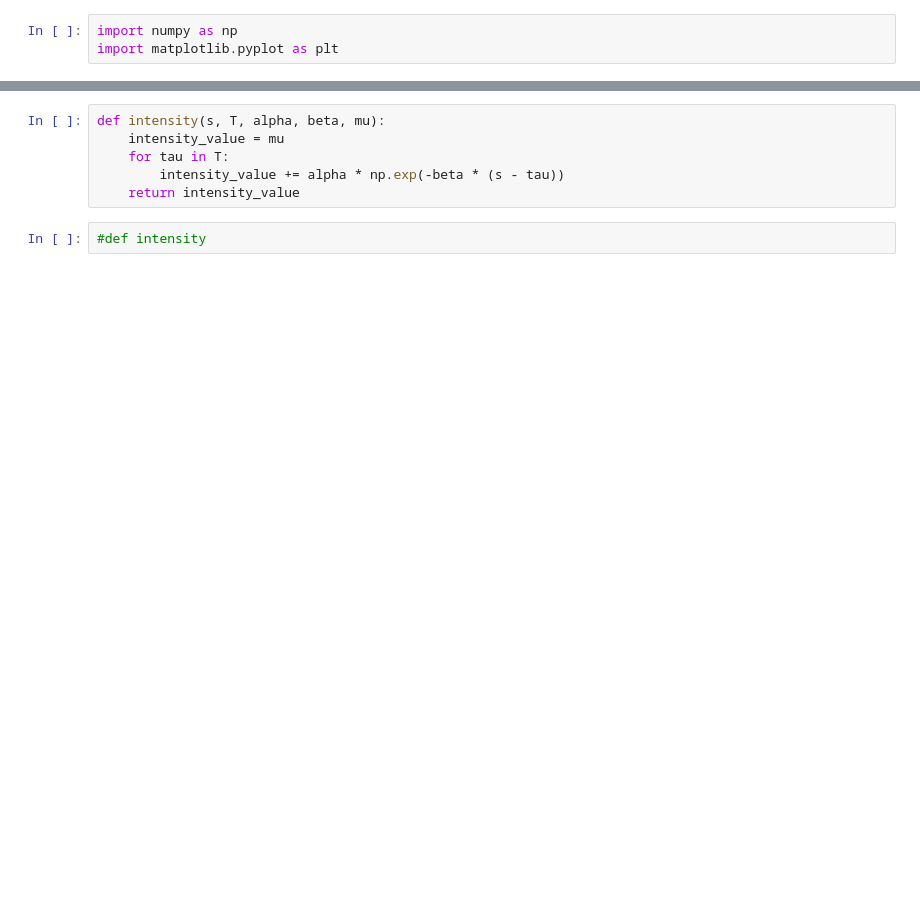
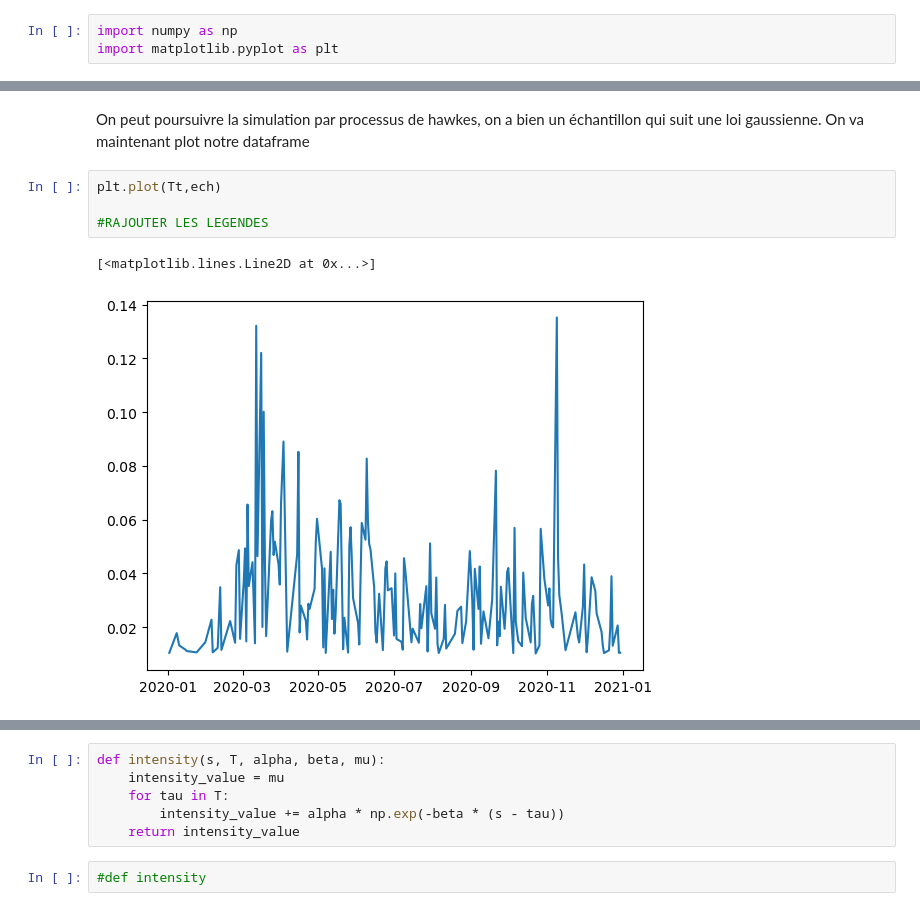
Before and after one commit to achillepmmr/Hawkes, a Jupyter notebook: VersionHawkesachille.ipynb, the cells around one changed output, grey strips where cells are left out. Cells and saved outputs as stored; diff of their text form; blank space fills up the shorter version.

```diff
--- a/VersionHawkesachille.ipynb
+++ b/VersionHawkesachille.ipynb
@@ -69,0 +89,10 @@ Tt
+# %% [markdown]
+On peut poursuivre la simulation par processus de hawkes, on a bien un échantillon qui suit une loi gaussienne.
+On va maintenant plot notre dataframe
+# %%
+plt.plot(Tt,ech)
+
+#RAJOUTER LES LEGENDES
+# %% [output]
+[<matplotlib.lines.Line2D at 0x...>]
+[figure, added]
```
Also changed, not shown: parts of 6 cells of this notebook.
